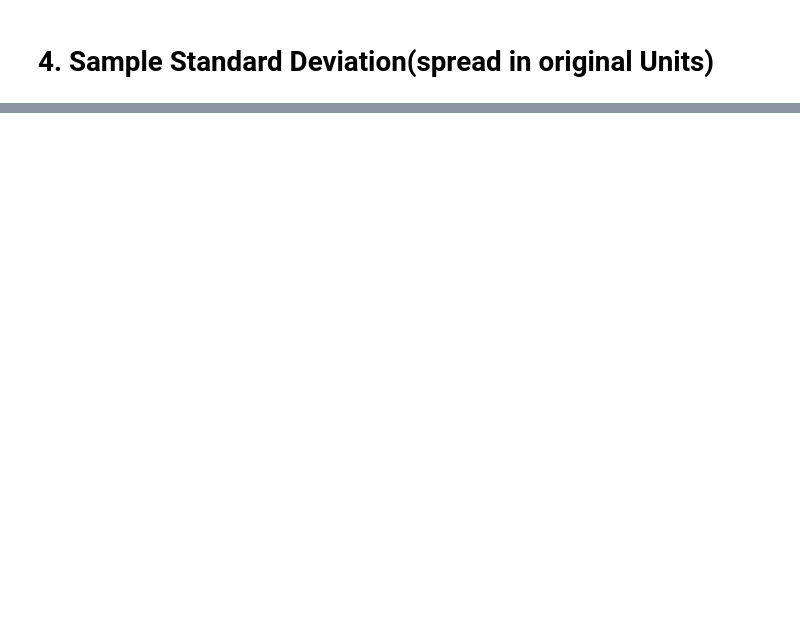
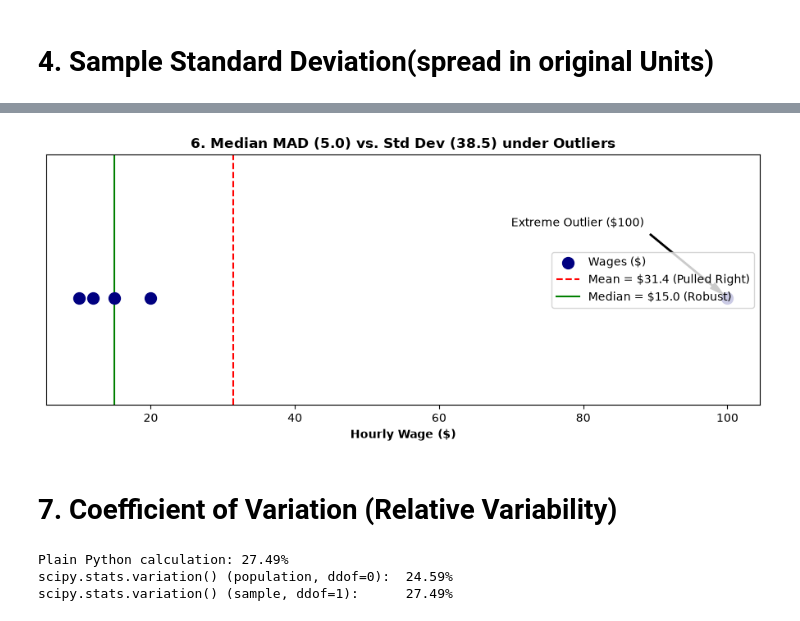
Before and after one commit to utsav1103/CDAC-AI, a Jupyter notebook: Data-analytics/day7/statistical_measure.ipynb, the cells around one changed output, grey strips where cells are left out. Drawn from its saved outputs; the diff is of its cells as text; code cells hidden in the pictures; blank space fills up the shorter version.

```diff
--- a/Data-analytics/day7/statistical_measure.ipynb
+++ b/Data-analytics/day7/statistical_measure.ipynb
@@ -271,0 +430,50 @@ bars = ax.bar(x_indices,plants,width=0.4,color='teal',alpha=0.6,label='Plant Hei
+# %%
+# 6. Median Absolute Deviation Visualization (With Outliers)
+wages = [10, 12, 15, 20, 100]
+med_val = np.median(wages)
+mean_val = np.mean(wages)
+std_val = np.std(wages, ddof=1)
+mad_med = stats.median_abs_deviation(wages, scale=1)
+
+fig, ax = plt.subplots(figsize=(9, 4))
+
+ax.scatter(wages, [1] * len(wages), color='navy', s=100, zorder=3, label='Wages ($)')
+
+# Annotate Outlier
+ax.annotate('Extreme Outlier ($100)', xy=(100, 1), xytext=(70, 1.2),
+            arrowprops=dict(facecolor='black', shrink=0.05, width=1, headwidth=6))
+
+# Lines for Mean vs Median
+ax.axvline(mean_val, color='red', linestyle='--', label=f'Mean = ${mean_val:.1f} (Pulled Right)')
+ax.axvline(med_val, color='green', linestyle='-', label=f'Median = ${med_val:.1f} (Robust)')
+
+ax.set_ylim(0.7, 1.4)
+ax.set_yticks([])
+ax.set_xlabel('Hourly Wage ($)', fontweight='bold')
+ax.set_title(f'6. Median MAD ({mad_med:.1f}) vs. Std Dev ({std_val:.1f}) under Outliers', fontweight='bold')
+ax.legend(loc='center right')
+plt.tight_layout()
+plt.show()
+# %% [output]
+[figure, added]
+# %% [markdown]
+# 7. Coefficient of Variation (Relative Variability)
+# %%
+# 7. Coefficient of Variation Example
+prices = [10, 12, 15, 18, 20]
+# Plain Python
+mean_val = sum(prices) / len(prices)
+std_val = statistics.stdev(prices)
+cv_python = (std_val / mean_val) * 100
+
+# SciPy Library (stats.variation returns proportion; multiply by 100 for %)
+cv_scipy_1 = stats.variation(prices) * 100 # uses population standard deviation(N) (ddof=0) by default
+cv_scipy_2 = stats.variation(prices,ddof=1) * 100 # uses sample standard deviation(N-1) (ddof=1)
+
+print(f"Plain Python calculation: {cv_python:.2f}%")
+print(f"scipy.stats.variation() (population, ddof=0):  {cv_scipy_1:.2f}%")
+print(f"scipy.stats.variation() (sample, ddof=1):      {cv_scipy_2:.2f}%")
+# %% [output]
+Plain Python calculation: 27.49%
+scipy.stats.variation() (population, ddof=0):  24.59%
+scipy.stats.variation() (sample, ddof=1):      27.49%
```
Also changed, not shown: parts of 27 cells of this notebook.
